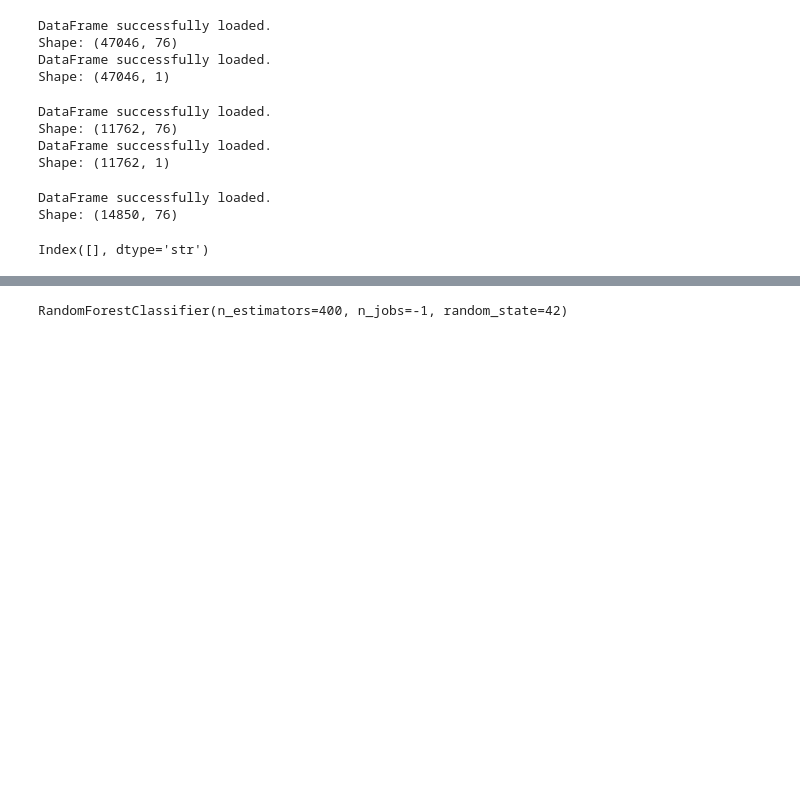
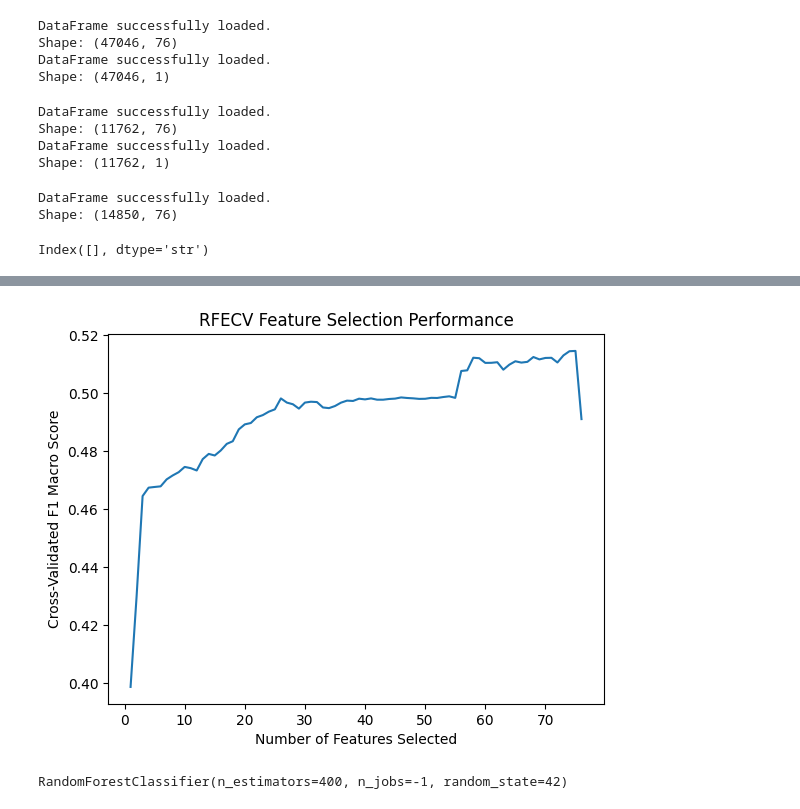
Before and after one commit to Emeriego/PumpHealth, a Jupyter notebook: notebooks/04_models.ipynb, the cells around one changed output, grey strips where cells are left out. Drawn from its saved outputs; the diff is of its cells as text; code cells hidden in the pictures; blank space fills up the shorter version.

```diff
--- a/notebooks/04_models.ipynb
+++ b/notebooks/04_models.ipynb
@@ -39,3 +44,24 @@ Shape: (14850, 76)
 X_train.select_dtypes(include="object").columns
 # %% [output]
 Index([], dtype='str')
+# %%
+estimator = LogisticRegression(
+    max_iter=1000,
+    solver="lbfgs",
+)
+# %%
+cv = StratifiedKFold(
+    n_splits=5,
+    shuffle=True,
+    random_state=42
+)
+# %%
+rfecv = RFECV(
+    estimator=estimator,
+    step=1,                # removes 1 feature per iteration
+    cv=cv,
+    scoring="f1_macro",    # IMPORTANT for imbalance
+    n_jobs=-1              # speeds it up
+)
+# %%
+rfecv.fit(X_train, y_train)
@@ -42,3 +113,14 @@ Index([], dtype='str')
+# %%
+
+plt.plot(range(1, len(rfecv.cv_results_["mean_test_score"]) + 1),
+         rfecv.cv_results_["mean_test_score"])
+
+plt.xlabel("Number of Features Selected")
+plt.ylabel("Cross-Validated F1 Macro Score")
+plt.title("RFECV Feature Selection Performance")
+plt.show()
+# %% [output]
+[figure, added]
 # %%
 
 
```
Also changed, not shown: parts of 16 cells of this notebook, 20 other files.
